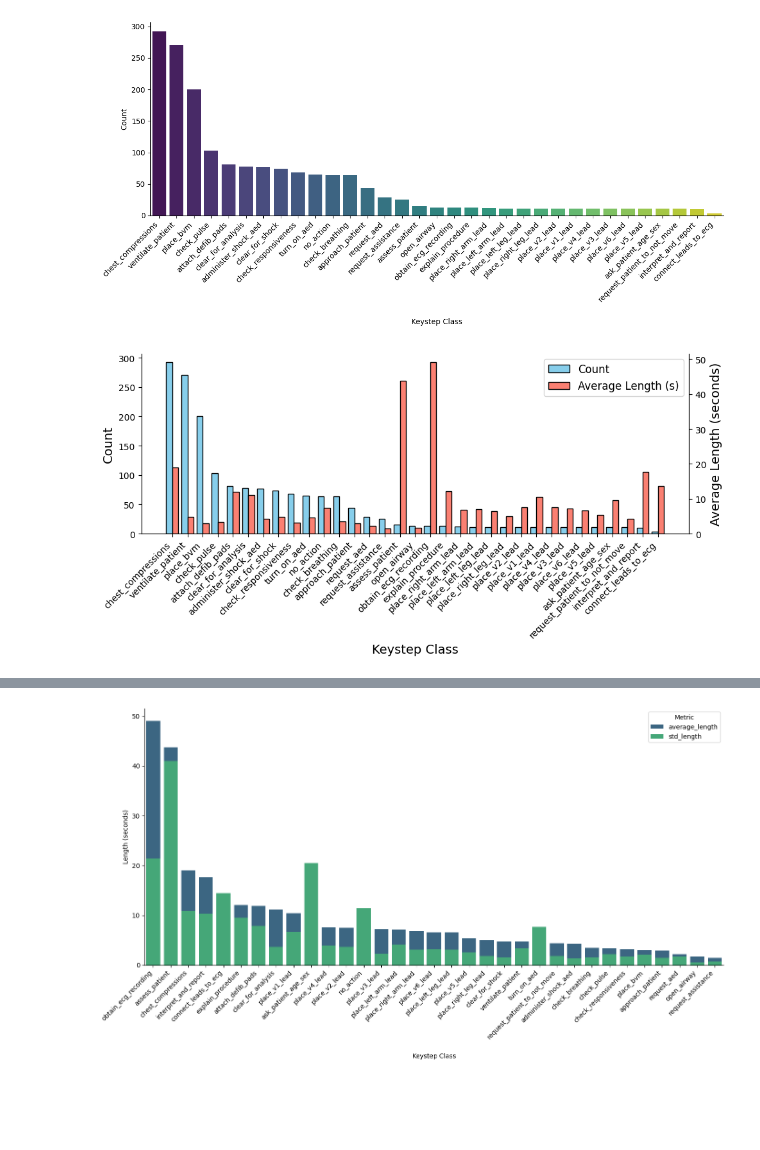
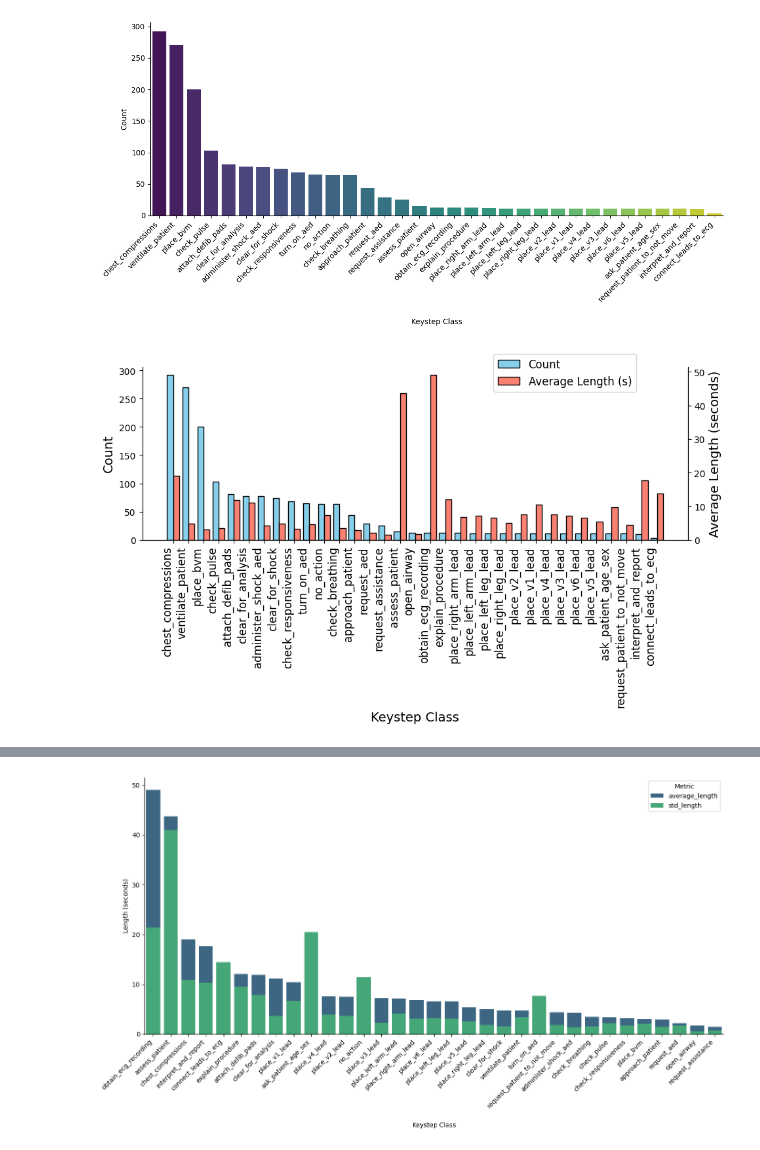
Before and after one commit to UVA-DSA/EgoEMS, a Jupyter notebook: Tools/stats/final_plots.ipynb, the cells around one changed output, grey strips where cells are left out. Drawn from its saved outputs; the diff is of its cells as text; code cells hidden in the pictures; blank space fills up the shorter version.

Commit message:
add new stats, transcript generation for timestamps

```diff
--- a/Tools/stats/final_plots.ipynb
+++ b/Tools/stats/final_plots.ipynb
@@ -37,45 +37,45 @@ import seaborn as sns
 import matplotlib.pyplot as plt
 
 # Load the CSV files
-label_distribution = pd.read_csv('./keystep_distribution_by_label.csv').sort_values(by='count', ascending=False)
-length_stats_by_label = pd.read_csv('./keystep_length_stats_by_label.csv').sort_values(by='average_length', ascending=False)
+label_distribution = pd.read_csv('./stat_outputs/keystep_distribution_by_label.csv').sort_values(by='count', ascending=False)
+length_stats_by_label = pd.read_csv('./stat_outputs/keystep_length_stats_by_label.csv').sort_values(by='average_length', ascending=False)
 
 # Merge dataframes on the 'label' column
 merged_data = pd.merge(label_distribution, length_stats_by_label, on='label')
 
 # Set up the figure
-fig, ax1 = plt.subplots(figsize=(10, 5))
+fig, ax1 = plt.subplots(figsize=(10, 6))
 
 # Width of each bar for side-by-side placement
 bar_width = 0.4
 x = range(len(merged_data))
 
 # Plot count bars on the primary y-axis (left)
 ax1.bar([i - bar_width / 2 for i in x], merged_data['count'], width=bar_width, color='skyblue',
         edgecolor='black', label='Count')
 ax1.set_xlabel('Keystep Class', fontsize=14)
 ax1.set_ylabel('Count', fontsize=14)
 ax1.set_xticks(x)
-ax1.set_xticklabels(merged_data['label'], rotation=45, ha='right', fontsize=10)
+ax1.set_xticklabels(merged_data['label'], rotation=90, ha='right', fontsize=12)
 ax1.tick_params(axis='y')
 
 # Plot average length bars on the secondary y-axis (right)
 ax2 = ax1.twinx()
 ax2.bar([i + bar_width / 2 for i in x], merged_data['average_length'], width=bar_width, color='salmon',
         edgecolor='black', label='Average Length (s)')
 ax2.set_ylabel('Average Length (seconds)', fontsize=14)
 ax2.tick_params(axis='y')
 
-# hide top spine
+# Hide top spine
 ax1.spines['top'].set_visible(False)
 ax2.spines['top'].set_visible(False)
 
-# update font in legend
+# Add legends for both bars
+fig.legend(loc="upper right", bbox_to_anchor=(0.85, 1), fontsize=12)
 
-# Add legends for both bars
-fig.legend(loc="upper right", bbox_to_anchor=(1,1), bbox_transform=ax1.transAxes, fontsize=12)
-plt.tight_layout()
+# Adjust layout and save
+plt.tight_layout(pad=2.0)  # Increase padding to avoid cutting off labels
 plt.savefig("./plots/keystep_distribution_count_length_side_by_side.png", dpi=600, bbox_inches='tight')
 plt.show()
 # %% [output]
-[figure, old version]
+[figure, new version]
```
Also changed, not shown: parts of 2 cells of this notebook, 33 other files.
